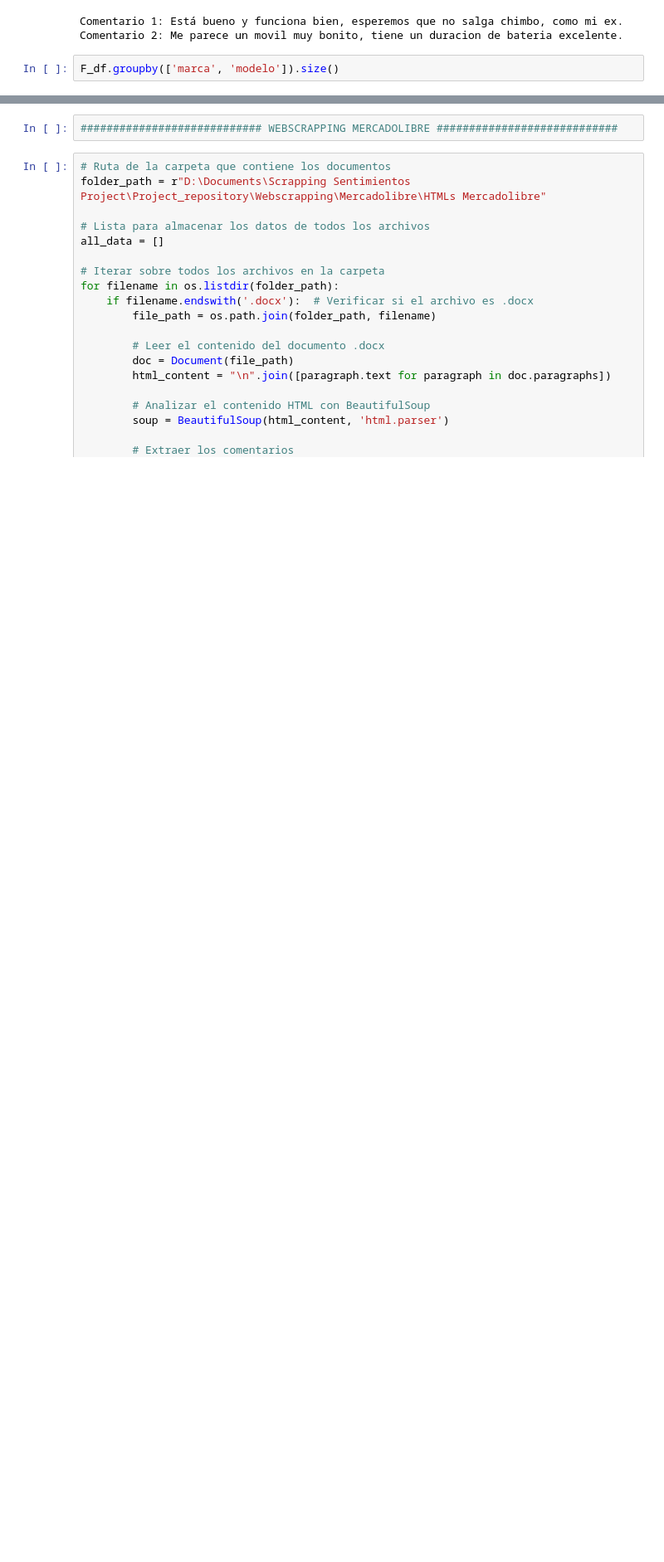
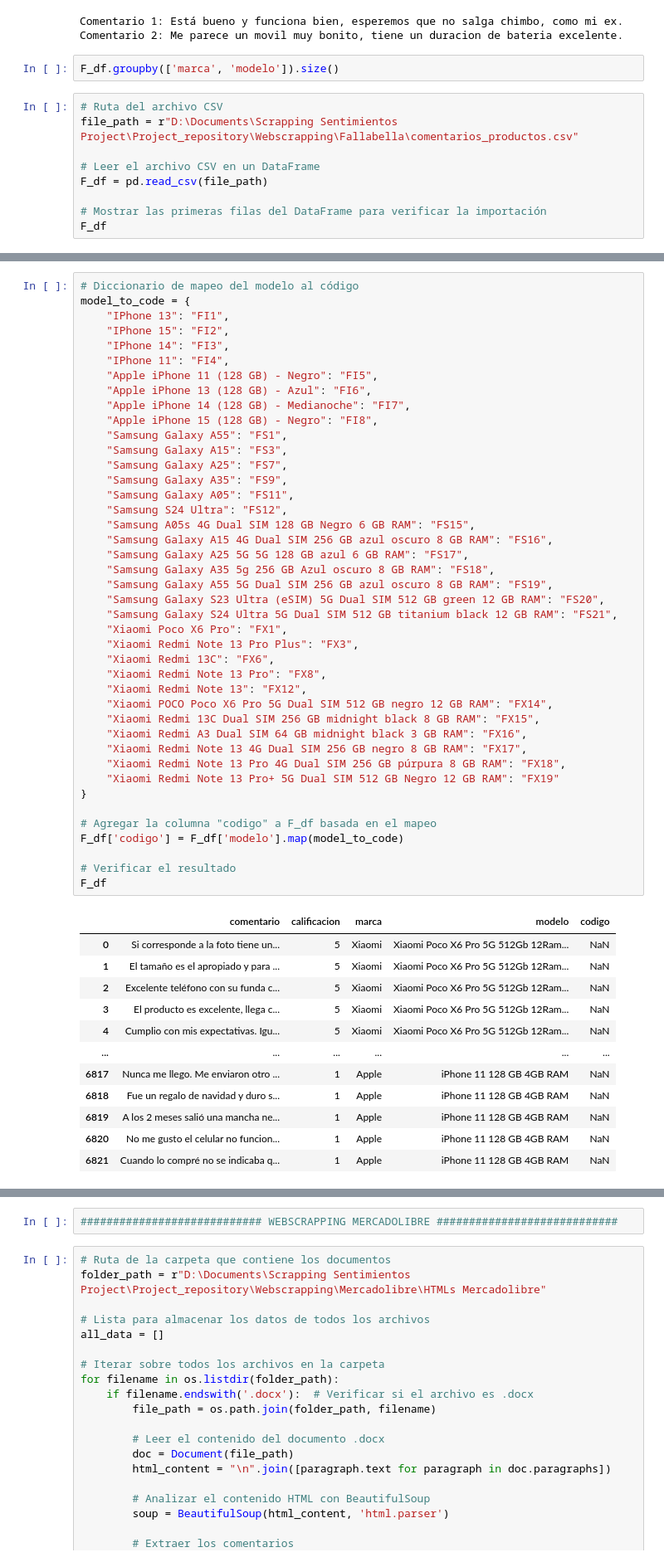
Before and after one commit to Juanpa21012/NLP-Sentiment-Analysis-of-Smartphone-Brands-Using-Web-Scrapping, a Jupyter notebook: Webscrapping.ipynb, the cells around one changed output, grey strips where cells are left out. Shown: that part at 83% size. Drawn from its saved outputs; the diff is of its cells as text; blank space fills up the shorter version.

```diff
--- a/Webscrapping.ipynb
+++ b/Webscrapping.ipynb
@@ -149,3 +149,12 @@ Comentario 1: Está bueno y funciona bien, esperemos que no salga chimbo, como m
 Comentario 2: Me parece un movil muy bonito, tiene un duracion de bateria excelente.
 # %%
 F_df.groupby(['marca', 'modelo']).size()
+# %%
+# Ruta del archivo CSV
+file_path = r"D:\Documents\Scrapping Sentimientos Project\Project_repository\Webscrapping\Fallabella\comentarios_productos.csv"
+
+# Leer el archivo CSV en un DataFrame
+F_df = pd.read_csv(file_path)
+
+# Mostrar las primeras filas del DataFrame para verificar la importación
+F_df
@@ -151,0 +175,55 @@ F_df.groupby(['marca', 'modelo']).size()
+# %%
+# Diccionario de mapeo del modelo al código
+model_to_code = {
+    "IPhone 13": "FI1",
+    "IPhone 15": "FI2",
+    "IPhone 14": "FI3",
+    "IPhone 11": "FI4",
+    "Apple iPhone 11 (128 GB) - Negro": "FI5",
+    "Apple iPhone 13 (128 GB) - Azul": "FI6",
+    "Apple iPhone 14 (128 GB) - Medianoche": "FI7",
+    "Apple iPhone 15 (128 GB) - Negro": "FI8",
+    "Samsung Galaxy A55": "FS1",
+    "Samsung Galaxy A15": "FS3",
+    "Samsung Galaxy A25": "FS7",
+    "Samsung Galaxy A35": "FS9",
+    "Samsung Galaxy A05": "FS11",
+    "Samsung S24 Ultra": "FS12",
+    "Samsung A05s 4G Dual SIM 128 GB Negro 6 GB RAM": "FS15",
+    "Samsung Galaxy A15 4G Dual SIM 256 GB azul oscuro 8 GB RAM": "FS16",
+    "Samsung Galaxy A25 5G 5G 128 GB azul 6 GB RAM": "FS17",
+    "Samsung Galaxy A35 5g 256 GB Azul oscuro 8 GB RAM": "FS18",
+    "Samsung Galaxy A55 5G Dual SIM 256 GB azul oscuro 8 GB RAM": "FS19",
+    "Samsung Galaxy S23 Ultra (eSIM) 5G Dual SIM 512 GB green 12 GB RAM": "FS20",
+    "Samsung Galaxy S24 Ultra 5G Dual SIM 512 GB titanium black 12 GB RAM": "FS21",
+    "Xiaomi Poco X6 Pro": "FX1",
+    "Xiaomi Redmi Note 13 Pro Plus": "FX3",
+    "Xiaomi Redmi 13C": "FX6",
+    "Xiaomi Redmi Note 13 Pro": "FX8",
+    "Xiaomi Redmi Note 13": "FX12",
+    "Xiaomi POCO Poco X6 Pro 5G Dual SIM 512 GB negro 12 GB RAM": "FX14",
+    "Xiaomi Redmi 13C Dual SIM 256 GB midnight black 8 GB RAM": "FX15",
+    "Xiaomi Redmi A3 Dual SIM 64 GB midnight black 3 GB RAM": "FX16",
+    "Xiaomi Redmi Note 13 4G Dual SIM 256 GB negro 8 GB RAM": "FX17",
+    "Xiaomi Redmi Note 13 Pro 4G Dual SIM 256 GB púrpura 8 GB RAM": "FX18",
+    "Xiaomi Redmi Note 13 Pro+ 5G Dual SIM 512 GB Negro 12 GB RAM": "FX19"
+}
+
+# Agregar la columna "codigo" a F_df basada en el mapeo
+F_df['codigo'] = F_df['modelo'].map(model_to_code)
+
+# Verificar el resultado
+F_df
+# %% [output]
+|  | comentario | calificacion | marca | modelo | codigo |
+| 0 | Si corresponde a la foto tiene un... | 5 | Xiaomi | Xiaomi Poco X6 Pro 5G 512Gb 12Ram... | NaN |
+| 1 | El tamaño es el apropiado y para ... | 5 | Xiaomi | Xiaomi Poco X6 Pro 5G 512Gb 12Ram... | NaN |
+| 2 | Excelente teléfono con su funda c... | 5 | Xiaomi | Xiaomi Poco X6 Pro 5G 512Gb 12Ram... | NaN |
+| 3 | El producto es excelente, llega c... | 5 | Xiaomi | Xiaomi Poco X6 Pro 5G 512Gb 12Ram... | NaN |
+| 4 | Cumplio con mis expectativas. Igu... | 5 | Xiaomi | Xiaomi Poco X6 Pro 5G 512Gb 12Ram... | NaN |
+| ... | ... | ... | ... | ... | ... |
+| 6817 | Nunca me llego. Me enviaron otro ... | 1 | Apple | iPhone 11 128 GB 4GB RAM | NaN |
+| 6818 | Fue un regalo de navidad y duro s... | 1 | Apple | iPhone 11 128 GB 4GB RAM | NaN |
+| 6819 | A los 2 meses salió una mancha ne... | 1 | Apple | iPhone 11 128 GB 4GB RAM | NaN |
+| 6820 | No me gusto el celular no funcion... | 1 | Apple | iPhone 11 128 GB 4GB RAM | NaN |
+| 6821 | Cuando lo compré no se indicaba q... | 1 | Apple | iPhone 11 128 GB 4GB RAM | NaN |
```
Also changed, not shown: parts of 2 cells of this notebook.
